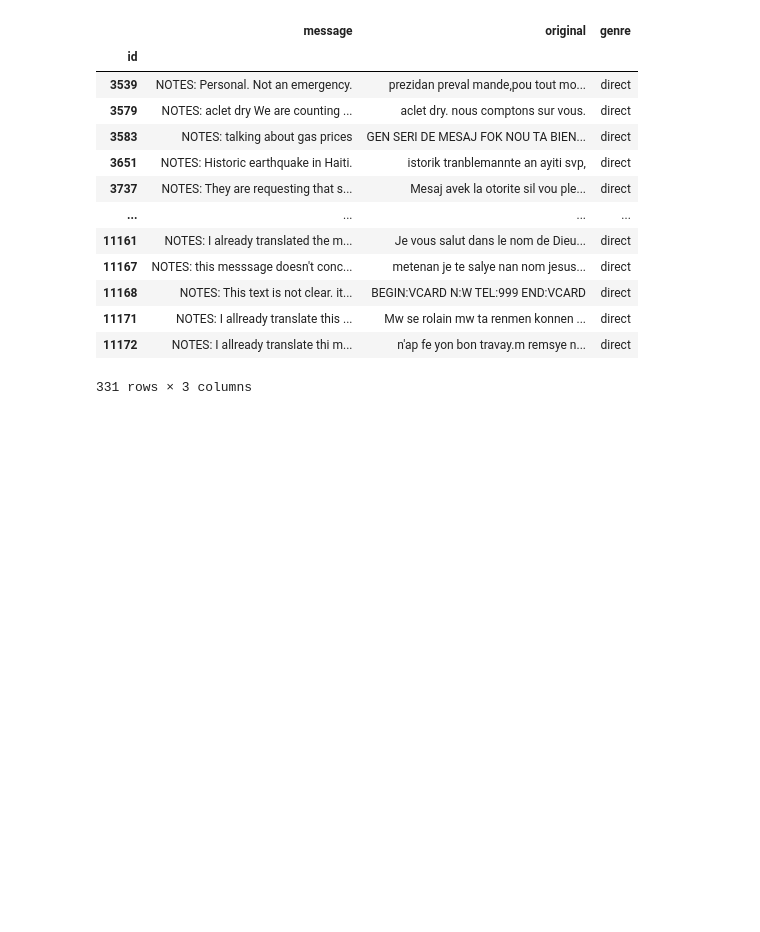
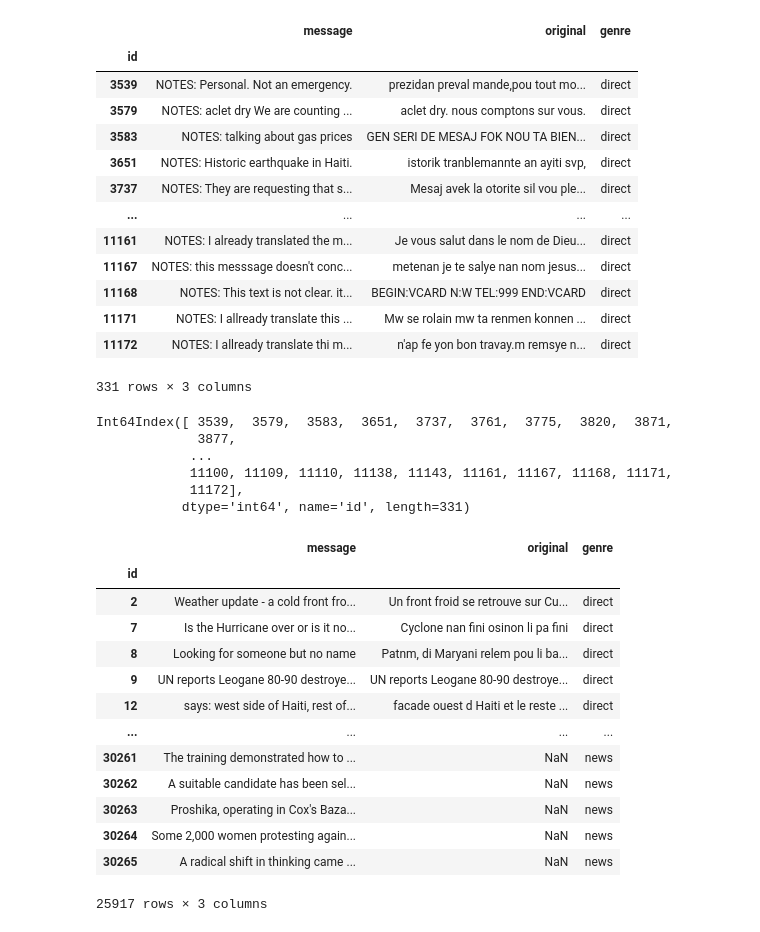
Before and after one commit to janknaup/disaster_response_pipeline_project, a Jupyter notebook: exploration/messages_exploration.ipynb, the cells around one changed output. Drawn from its saved outputs; the diff is of its cells as text; code cells hidden in the pictures; blank space fills up the shorter version.

Commit message:
Extended exploration by dropping of messgages with "NOTES:" in text
"NOTES:" indicates notes by translator, these messages have problems or are redundant or irrelevant. No useful english translation is given,

```diff
--- a/exploration/messages_exploration.ipynb
+++ b/exploration/messages_exploration.ipynb
@@ -204,3 +204,32 @@ noted_msg
 | 11171 | NOTES: I allready translate this ... | Mw se rolain mw ta renmen konnen ... | direct |
 | 11172 | NOTES: I allready translate thi m... | n'ap fe yon bon travay.m remsye n... | direct |
 331 rows × 3 columns
+# %%
+# get noted indices for dropping
+noted_msg.index
+# %% [output]
+Int64Index([ 3539,  3579,  3583,  3651,  3737,  3761,  3775,  3820,  3871,
+             3877,
+            ...
+            11100, 11109, 11110, 11138, 11143, 11161, 11167, 11168, 11171,
+            11172],
+           dtype='int64', name='id', length=331)
+# %%
+# drop noted messages
+cleaned_msg = msg_raw.drop(noted_msg.index, axis=0)
+cleaned_msg
+# %% [output]
+|  | message | original | genre |
+| id |  |  |  |
+| 2 | Weather update - a cold front fro... | Un front froid se retrouve sur Cu... | direct |
+| 7 | Is the Hurricane over or is it no... | Cyclone nan fini osinon li pa fini | direct |
+| 8 | Looking for someone but no name | Patnm, di Maryani relem pou li ba... | direct |
+| 9 | UN reports Leogane 80-90 destroye... | UN reports Leogane 80-90 destroye... | direct |
+| 12 | says: west side of Haiti, rest of... | facade ouest d Haiti et le reste ... | direct |
+| ... | ... | ... | ... |
+| 30261 | The training demonstrated how to ... | NaN | news |
+| 30262 | A suitable candidate has been sel... | NaN | news |
+| 30263 | Proshika, operating in Cox's Baza... | NaN | news |
+| 30264 | Some 2,000 women protesting again... | NaN | news |
+| 30265 | A radical shift in thinking came ... | NaN | news |
+25917 rows × 3 columns
```
